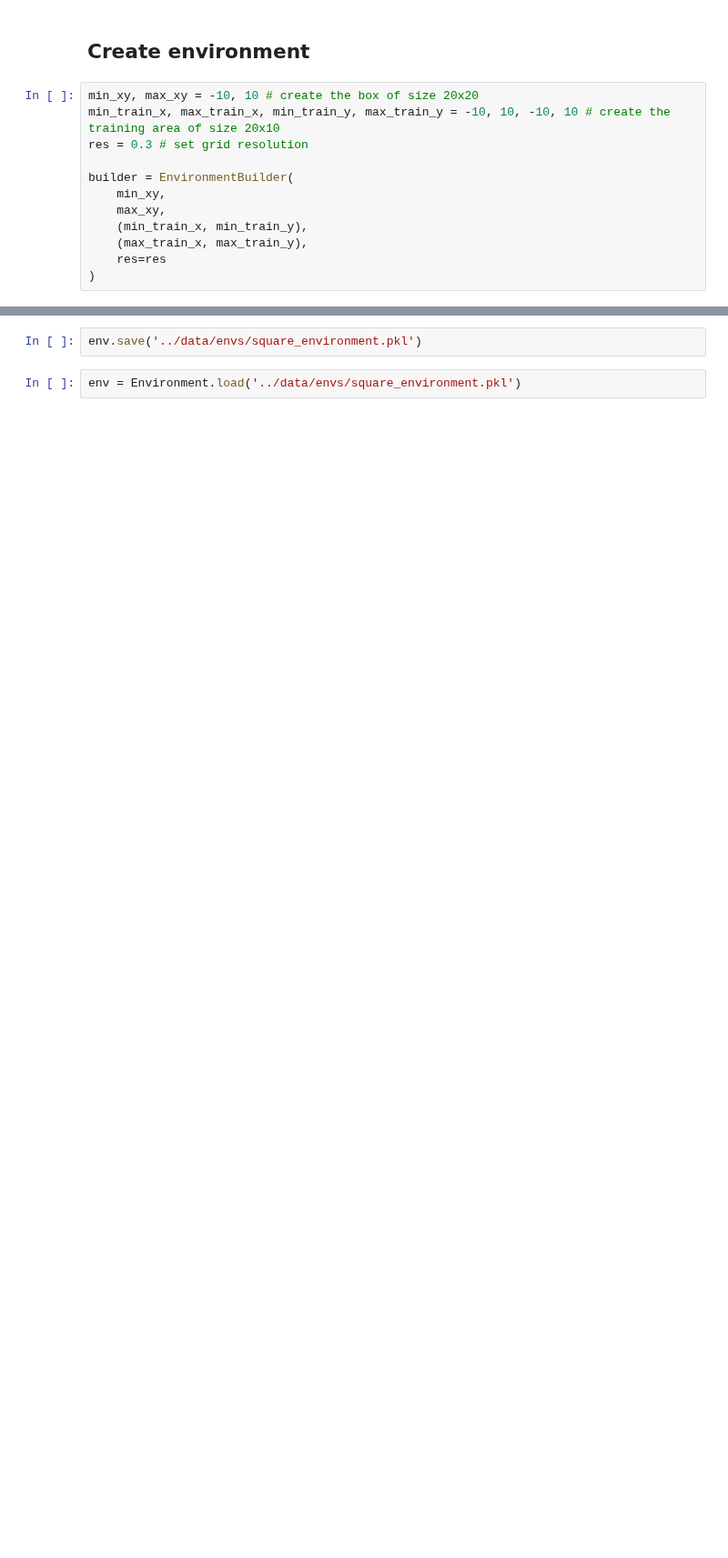
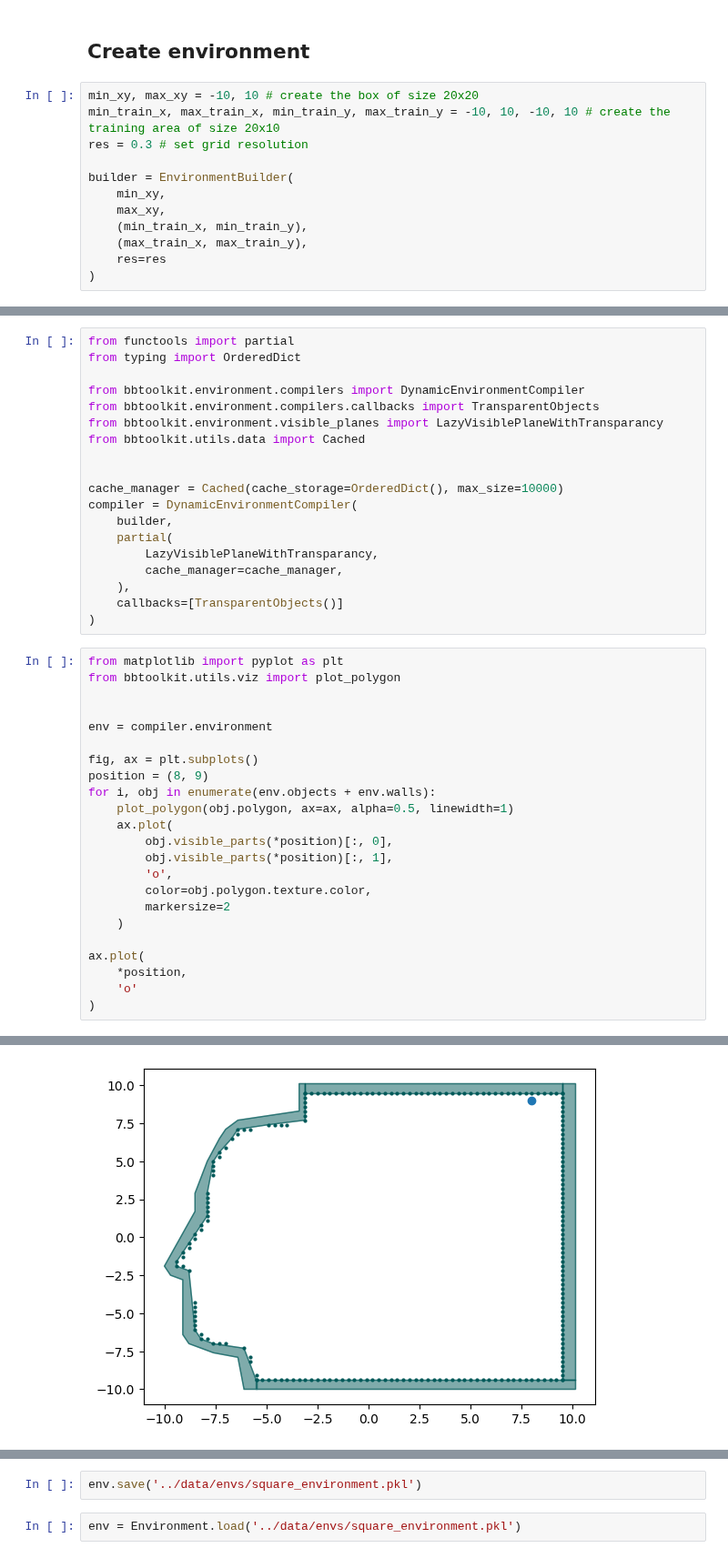
Before and after one commit to 1101AlexZab1011/SpatialMemory, a Jupyter notebook: dev/init_weights_dlab.ipynb, the cells around one changed output, grey strips where cells are left out. Shown at 91% size. Drawn from its saved outputs; the diff is of its cells as text; blank space fills up the shorter version.

```diff
--- a/dev/init_weights_dlab.ipynb
+++ b/dev/init_weights_dlab.ipynb
@@ -145,0 +146,43 @@ _ =  builder.plot()
+# %%
+from functools import partial
+from typing import OrderedDict
+
+from bbtoolkit.environment.compilers import DynamicEnvironmentCompiler
+from bbtoolkit.environment.compilers.callbacks import TransparentObjects
+from bbtoolkit.environment.visible_planes import LazyVisiblePlaneWithTransparancy
+from bbtoolkit.utils.data import Cached
+
+
+cache_manager = Cached(cache_storage=OrderedDict(), max_size=10000)
+compiler = DynamicEnvironmentCompiler(
+    builder,
+    partial(
+        LazyVisiblePlaneWithTransparancy,
+        cache_manager=cache_manager,
+    ),
+    callbacks=[TransparentObjects()]
+)
+# %%
+from matplotlib import pyplot as plt
+from bbtoolkit.utils.viz import plot_polygon
+
+
+env = compiler.environment
+
+fig, ax = plt.subplots()
+position = (8, 9)
+for i, obj in enumerate(env.objects + env.walls):
+    plot_polygon(obj.polygon, ax=ax, alpha=0.5, linewidth=1)
+    ax.plot(
+        obj.visible_parts(*position)[:, 0],
+        obj.visible_parts(*position)[:, 1],
+        'o',
+        color=obj.polygon.texture.color,
+        markersize=2
+    )
+
+ax.plot(
+    *position,
+    'o'
+)
+# %% [output]
@@ -146,3 +190,4 @@ _ =  builder.plot()
+[figure, added]
 # %%
 from bbtoolkit.environment.compilers import EnvironmentCompiler
 
```
Also changed, not shown: parts of 3 cells of this notebook.
